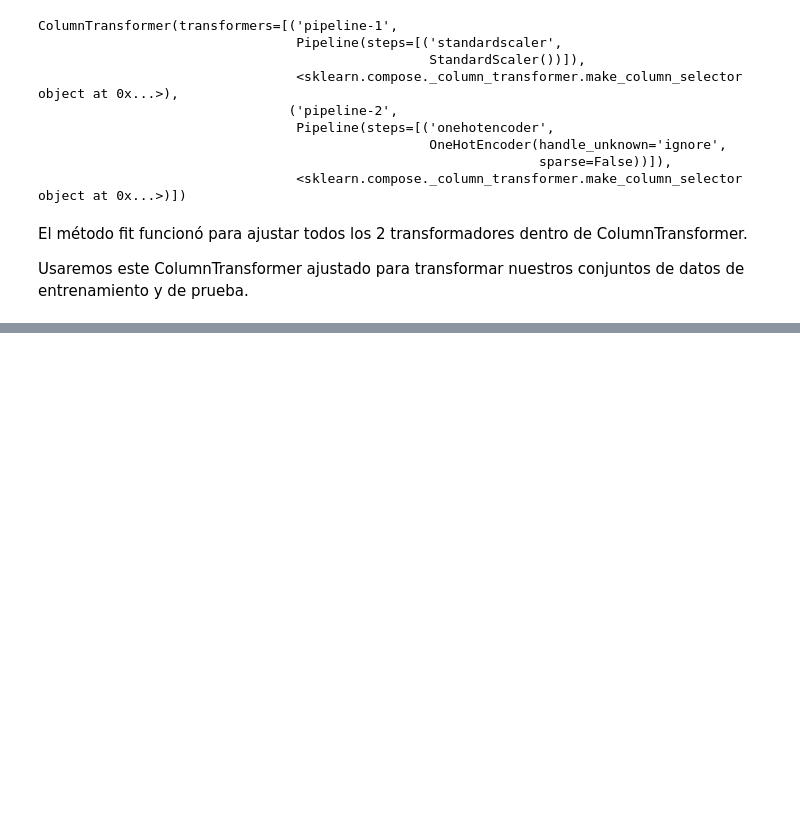
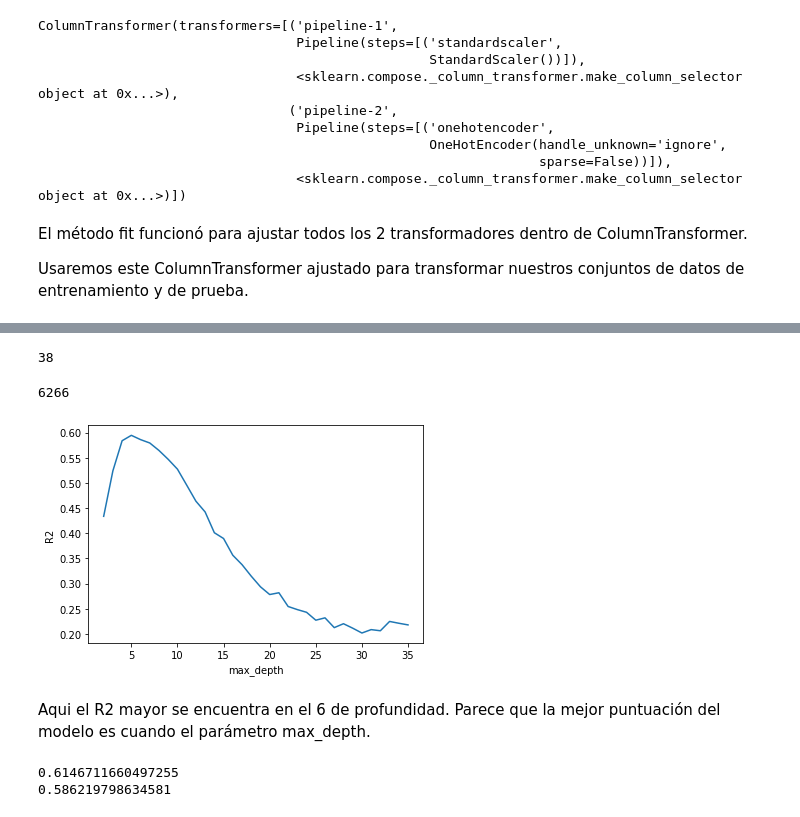
Before and after one commit to jhonnydss/sales-predictions, a Jupyter notebook: sales_predictions.ipynb, the cells around one changed output, grey strips where cells are left out. Saved outputs shown, nothing was run; the diff lists cells and outputs as text; code cells hidden in the pictures; blank space fills up the shorter version.

```diff
--- a/sales_predictions.ipynb
+++ b/sales_predictions.ipynb
@@ -941,0 +1004,2 @@ array([[ 0.73647765, -0.71277507,  1.82810922, ...,  0.        ,
+# %%
+reg.fit(X_train_processed,y_train)
@@ -941,0 +1104,6 @@ array([[ 0.73647765, -0.71277507,  1.82810922, ...,  0.        ,
+# %%
+# Al dejar los paréntesis vacíos, estamos eligiendo utilizar todos los parámetros por defecto
+# Para que tengan los mismos resultados, establezcamos nuestro random_state al mismo número
+dec_tree = DecisionTreeRegressor(random_state = 42)
+# %%
+dec_tree.fit(X_train_processed, y_train)
@@ -941,0 +1145,43 @@ array([[ 0.73647765, -0.71277507,  1.82810922, ...,  0.        ,
+# %%
+# ¿Cuál era la profundidad de nuestro árbol por defecto?
+dec_tree.get_depth()
+# %% [output]
+38
+# %%
+# ¿Cuántos nodos hojas?
+dec_tree.get_n_leaves()
+# %% [output]
+6266
+# %%
+# Lista de valores a probar para max_depth:
+max_depth_range = list(range(2, 36))# will try every value between 2 and 36
+# Lista para almacenar la puntuación para cada valor de max_depth:
+r2 = []
+for depth in max_depth_range:
+    dec_tree = DecisionTreeRegressor(max_depth = depth,
+                             random_state = 42)
+    dec_tree.fit(X_train_processed, y_train)
+    score = dec_tree.score(X_test_processed, y_test)
+    r2.append(score)
+# %%
+# Visualicen qué max_depth lleva a una puntuación R2 más alta
+import matplotlib.pyplot as plt
+plt.plot(max_depth_range, r2)
+plt.xlabel('max_depth')
+plt.ylabel('R2');
+# %% [output]
+[figure, added]
+# %% [markdown]
+Aqui el R2 mayor se encuentra en el 6 de profundidad. Parece que la mejor puntuación del modelo es cuando el parámetro max_depth.
+# %%
+# Ejecutemos el modelo con nuestro valor optimizado para max_depth
+
+dec_tree_6 = DecisionTreeRegressor(max_depth = 6, random_state = 42)
+dec_tree_6.fit(X_train_processed, y_train)
+train_6_score = dec_tree_6.score(X_train_processed, y_train)
+test_6_score = dec_tree_6.score(X_test_processed, y_test)
+print(train_6_score)
+print(test_6_score)
+# %% [output]
+0.6146711660497255
+0.586219798634581
```
Also changed, not shown: parts of 51 cells of this notebook.
